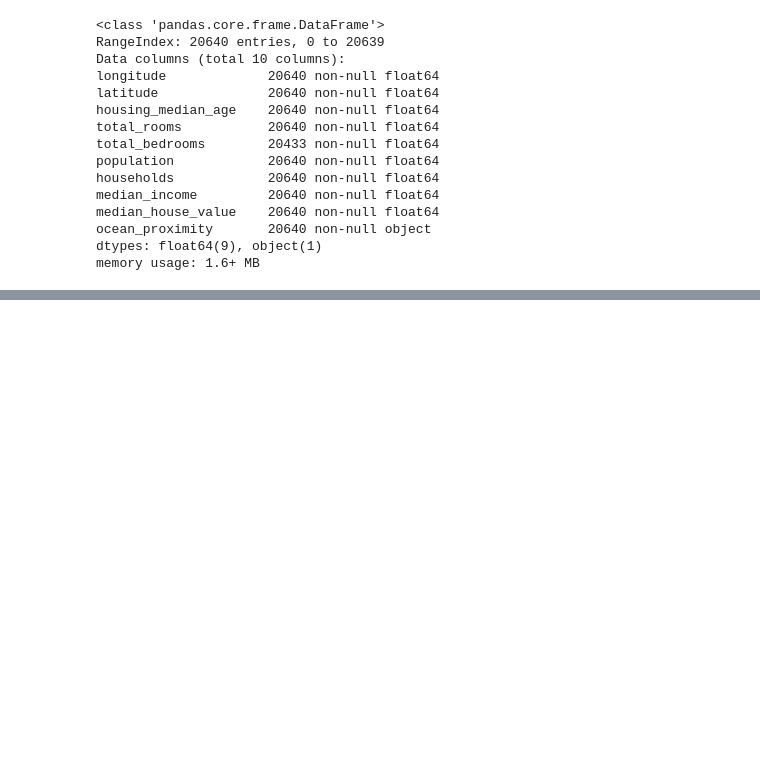
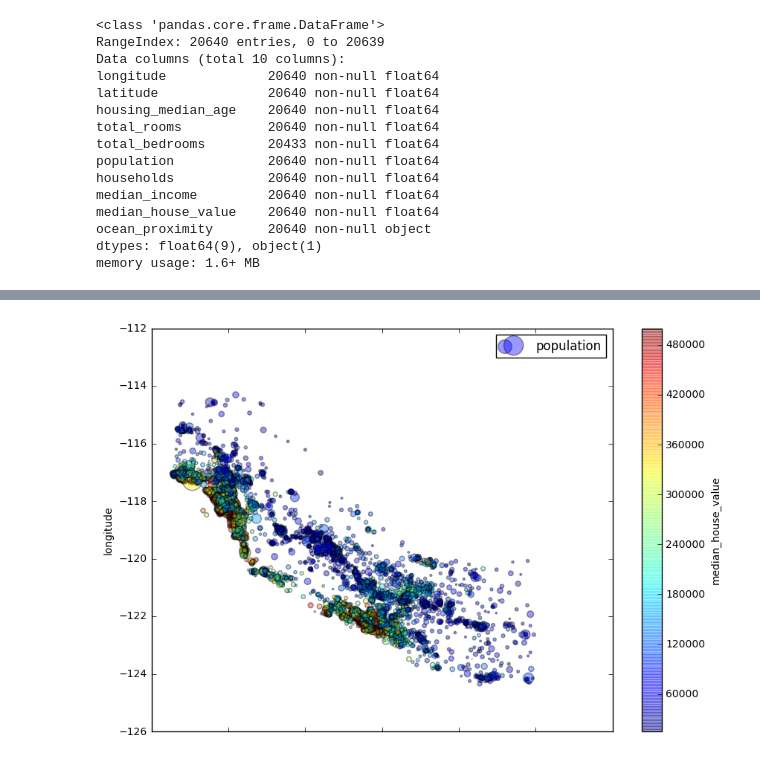
Before and after one commit to sajeevrajput/HousingPrices, a Jupyter notebook: HousingPrices.ipynb, the cells around one changed output, grey strips where cells are left out. Saved outputs shown, nothing was run; the diff lists cells and outputs as text; code cells hidden in the pictures; blank space fills up the shorter version.

```diff
--- a/HousingPrices.ipynb
+++ b/HousingPrices.ipynb
@@ -60,0 +65,3 @@ plt.show()
+# %%
+#categorizing median_income value
+housing['cat_income'] = np.ceil(housing['median_income']/1.5)
@@ -60,0 +83,7 @@ plt.show()
+# %%
+#We will use this feature as the feature upon which we stratified split for Test data set
+from sklearn.model_selection import StratifiedShuffleSplit, train_test_split
+splt = StratifiedShuffleSplit(n_splits = 1, test_size = 0.2, random_state = 42)
+for train_idx, test_idx in splt.split(housing,housing['cat_income']):        #note that this returns a generator object
+    train_strat = housing.loc[train_idx]
+    test_strat = housing.loc[test_idx]
@@ -60,0 +100,9 @@ plt.show()
+# %%
+housing_train = train_strat.copy()
+# %%
+housing_train.plot(kind='scatter',x="latitude", y="longitude", alpha=0.4,
+                  s=housing["population"]/100, label="population", figsize=(10,7),
+    c="median_house_value", cmap=plt.get_cmap("jet"), colorbar=True,)
+plt.show()
+# %% [output]
+[figure, added]
```
Also changed, not shown: parts of 6 cells of this notebook.
